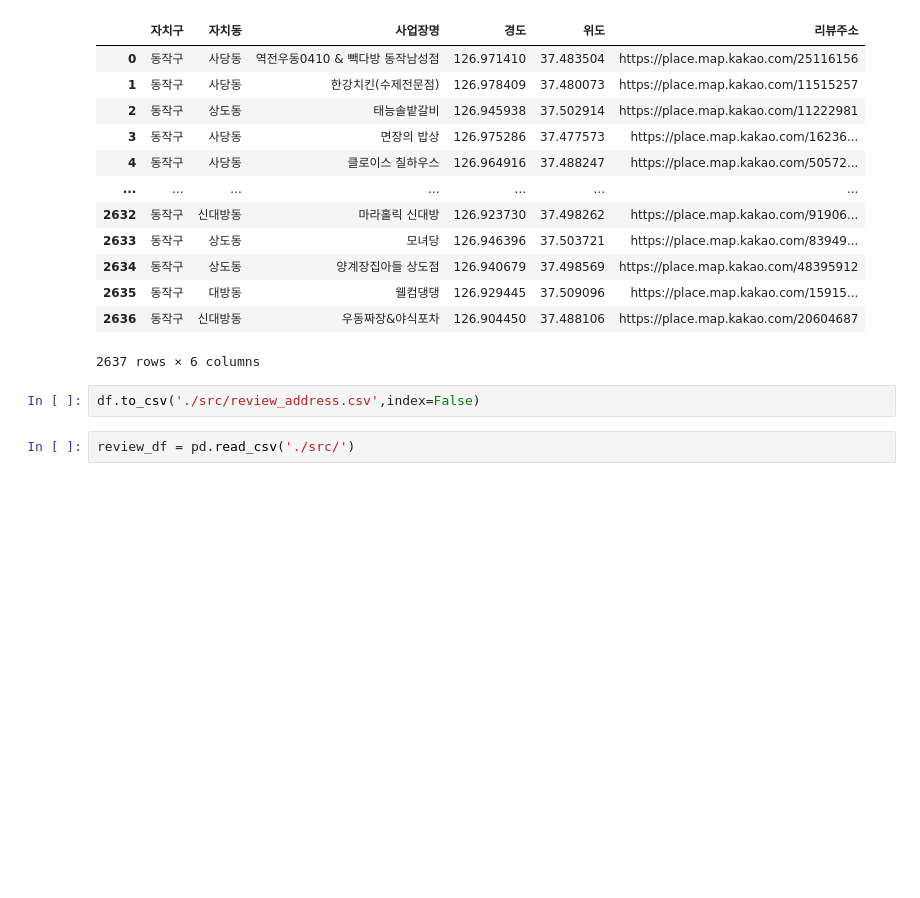
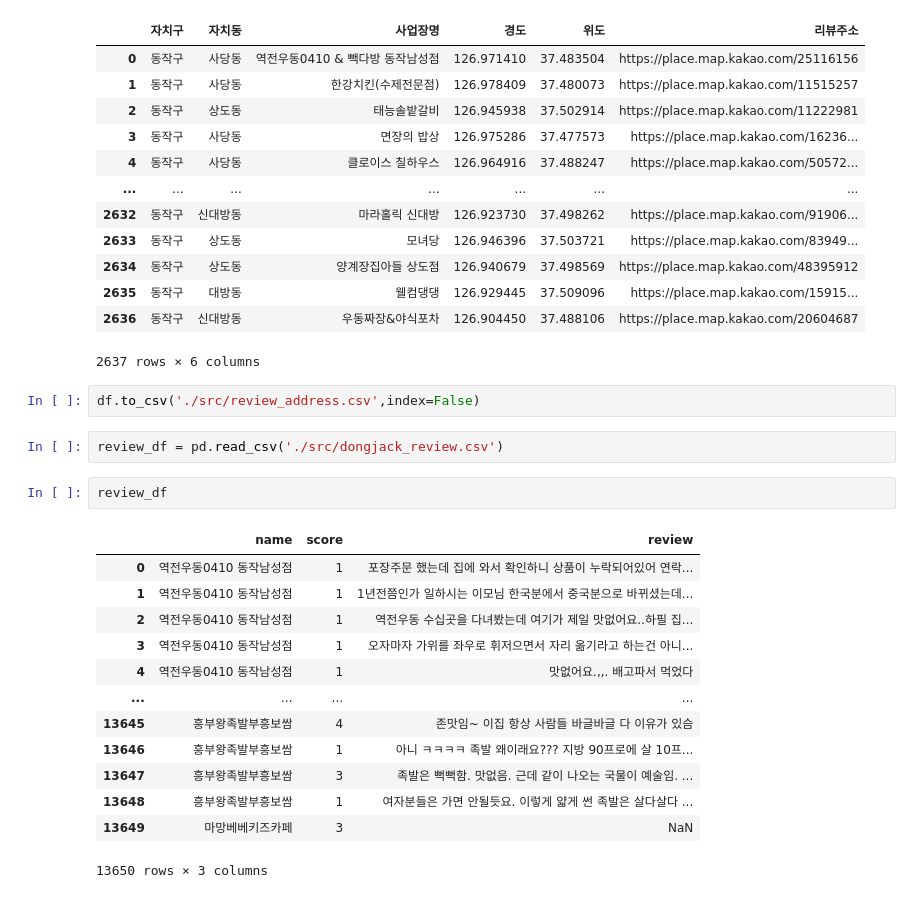
Before and after one commit to dbwlgns15/FOOD_FINDER, a Jupyter notebook: FOOD_FINDER_리뷰크롤링.ipynb, the cells around one changed output. Cells and saved outputs as stored; diff of their text form; blank space fills up the shorter version.

```diff
--- a/FOOD_FINDER(리뷰크롤링).ipynb
+++ b/FOOD_FINDER_리뷰크롤링.ipynb
@@ -179,4 +179,20 @@ df
 # %%
 df.to_csv('./src/review_address.csv',index=False)
 # %%
-review_df = pd.read_csv('./src/')
+review_df = pd.read_csv('./src/dongjack_review.csv')
+# %%
+review_df
+# %% [output]
+|  | name | score | review |
+| 0 | 역전우동0410 동작남성점 | 1 | 포장주문 했는데 집에 와서 확인하니 상품이 누락되어있어 연락... |
+| 1 | 역전우동0410 동작남성점 | 1 | 1년전쯤인가 일하시는 이모님 한국분에서 중국분으로 바뀌셨는데... |
+| 2 | 역전우동0410 동작남성점 | 1 | 역전우동 수십곳을 다녀봤는데 여기가 제일 맛없어요..하필 집... |
+| 3 | 역전우동0410 동작남성점 | 1 | 오자마자 가위를 좌우로 휘저으면서 자리 옮기라고 하는건 아니... |
+| 4 | 역전우동0410 동작남성점 | 1 | 맛없어요.,,. 배고파서 먹었다 |
+| ... | ... | ... | ... |
+| 13645 | 흥부왕족발부흥보쌈 | 4 | 존맛임~ 이집 항상 사람들 바글바글 다 이유가 있슴 |
+| 13646 | 흥부왕족발부흥보쌈 | 1 | 아니 ㅋㅋㅋㅋ 족발 왜이래요??? 지방 90프로에 살 10프... |
+| 13647 | 흥부왕족발부흥보쌈 | 3 | 족발은 뻑뻑함. 맛없음. 근데 같이 나오는 국물이 예술임. ... |
+| 13648 | 흥부왕족발부흥보쌈 | 1 | 여자분들은 가면 안될듯요. 이렇게 얇게 썬 족발은 살다살다 ... |
+| 13649 | 마망베베키즈카페 | 3 | NaN |
+13650 rows × 3 columns
```
